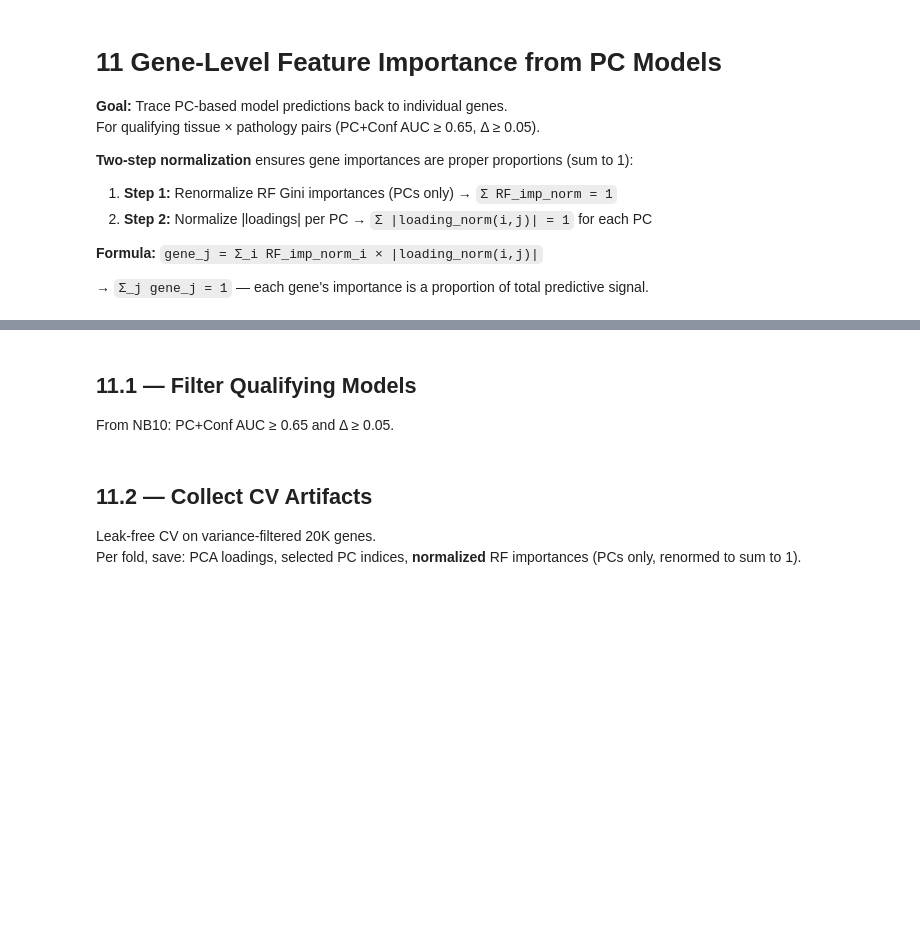
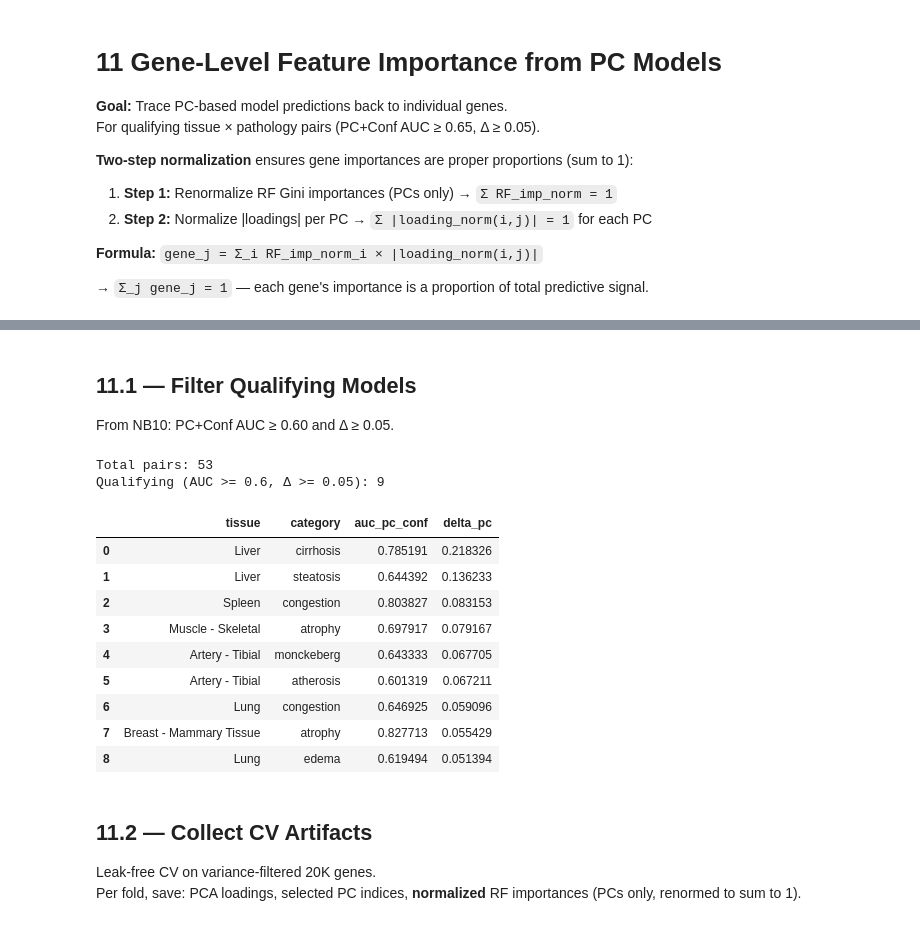
Before and after one commit to Cranjit9/gtex_gene_expression, a Jupyter notebook: notebooks/11_pc_gene_importance.ipynb, the cells around one changed output, grey strips where cells are left out. Saved outputs shown, nothing was run; the diff lists cells and outputs as text; code cells hidden in the pictures; blank space fills up the shorter version.

```diff
--- a/notebooks/11_pc_gene_importance.ipynb
+++ b/notebooks/11_pc_gene_importance.ipynb
@@ -52,25 +59,38 @@ print(f"NB07 RF importance: {len(rf_fi)} rows")
 # %% [markdown]
 ## 11.1 — Filter Qualifying Models
 
-From NB10: PC+Conf AUC ≥ 0.65 and Δ ≥ 0.05.
+From NB10: PC+Conf AUC ≥ 0.60 and Δ ≥ 0.05.
 # %%
-AUC_THRESH = 0.65
+AUC_THRESH = 0.60
 DELTA_THRESH = 0.05
 N_PCS = 800
 TOP_K_PCS = 100
 TOP_N_GENES = 30
 TOP_N_VAL = 50
 
 pc_results = pd.read_csv(Config.TABLES_DIR / "pc_auc_results.csv")
 
 qualified = pc_results[
     (pc_results["auc_pc_conf"] >= AUC_THRESH) & (pc_results["delta_pc"] >= DELTA_THRESH)
 ].reset_index(drop=True)
 
 print(f"Total pairs: {len(pc_results)}")
 print(f"Qualifying (AUC >= {AUC_THRESH}, Δ >= {DELTA_THRESH}): {len(qualified)}")
 print()
 display(qualified[["tissue", "category", "auc_pc_conf", "delta_pc"]].sort_values("delta_pc", ascending=False))
+# %% [output]
+Total pairs: 53
+Qualifying (AUC >= 0.6, Δ >= 0.05): 9
+|  | tissue | category | auc_pc_conf | delta_pc |
+| 0 | Liver | cirrhosis | 0.785191 | 0.218326 |
+| 1 | Liver | steatosis | 0.644392 | 0.136233 |
+| 2 | Spleen | congestion | 0.803827 | 0.083153 |
+| 3 | Muscle - Skeletal | atrophy | 0.697917 | 0.079167 |
+| 4 | Artery - Tibial | monckeberg | 0.643333 | 0.067705 |
+| 5 | Artery - Tibial | atherosis | 0.601319 | 0.067211 |
+| 6 | Lung | congestion | 0.646925 | 0.059096 |
+| 7 | Breast - Mammary Tissue | atrophy | 0.827713 | 0.055429 |
+| 8 | Lung | edema | 0.619494 | 0.051394 |
 # %% [markdown]
 ## 11.2 — Collect CV Artifacts
 
```
Also changed, not shown: parts of 7 cells of this notebook, 1 other file.
